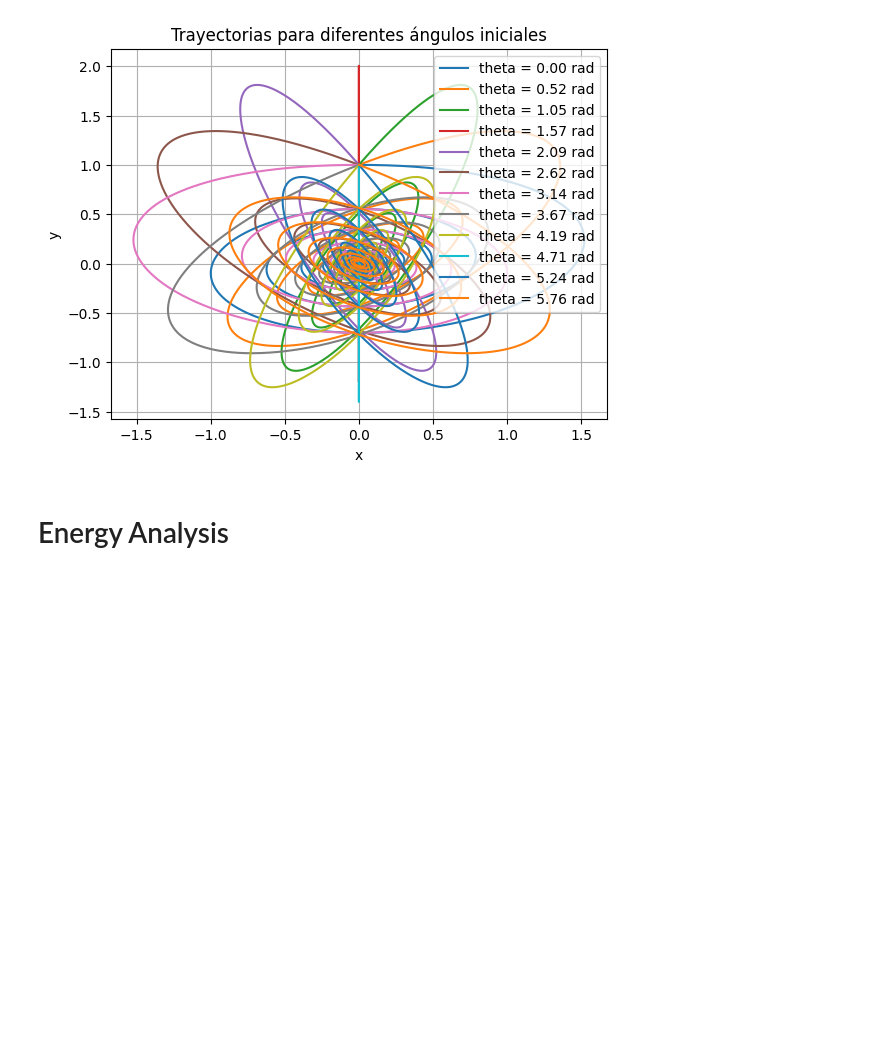
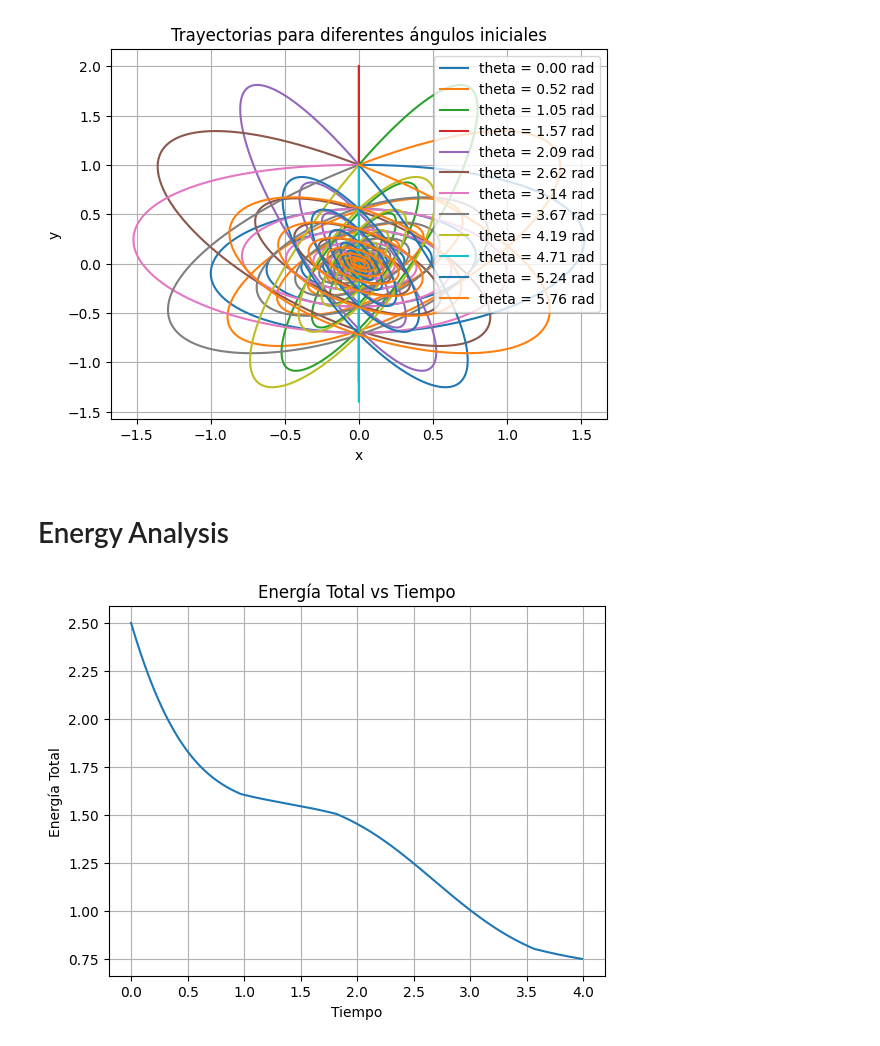
Before and after one commit to earo12/Runge-Kutta, a Jupyter notebook: TEST.ipynb, the cells around one changed output. Saved outputs shown, nothing was run; the diff lists cells and outputs as text; code cells hidden in the pictures; blank space fills up the shorter version.

Commit message:
Added plot for total Energy vs Time

```diff
--- a/TEST.ipynb
+++ b/TEST.ipynb
@@ -116,3 +116,17 @@ def runge_kutta4_con_energia(r0, v0, dt, t_final):
             break
 
     return r, v, energia
+# %%
+# Correr simulación para una de las condiciones iniciales
+v0 = np.array([2 * np.cos(theta_values[0]), 2 * np.sin(theta_values[0])])
+r, v, energia = runge_kutta4_con_energia(r0, v0, dt, t_final)
+
+# Graficar energía
+plt.plot(np.arange(len(energia)) * dt, energia)
+plt.xlabel('Tiempo')
+plt.ylabel('Energía Total')
+plt.title('Energía Total vs Tiempo')
+plt.grid(True)
+plt.show()
+# %% [output]
+[figure, added]
```
